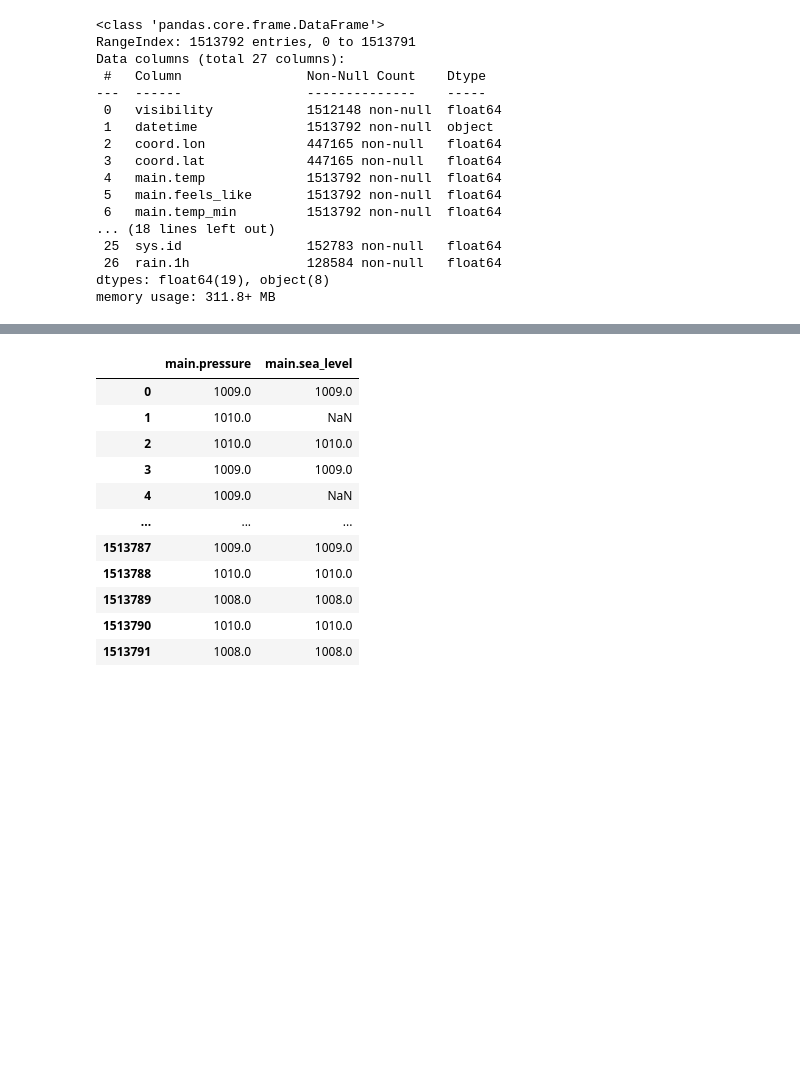
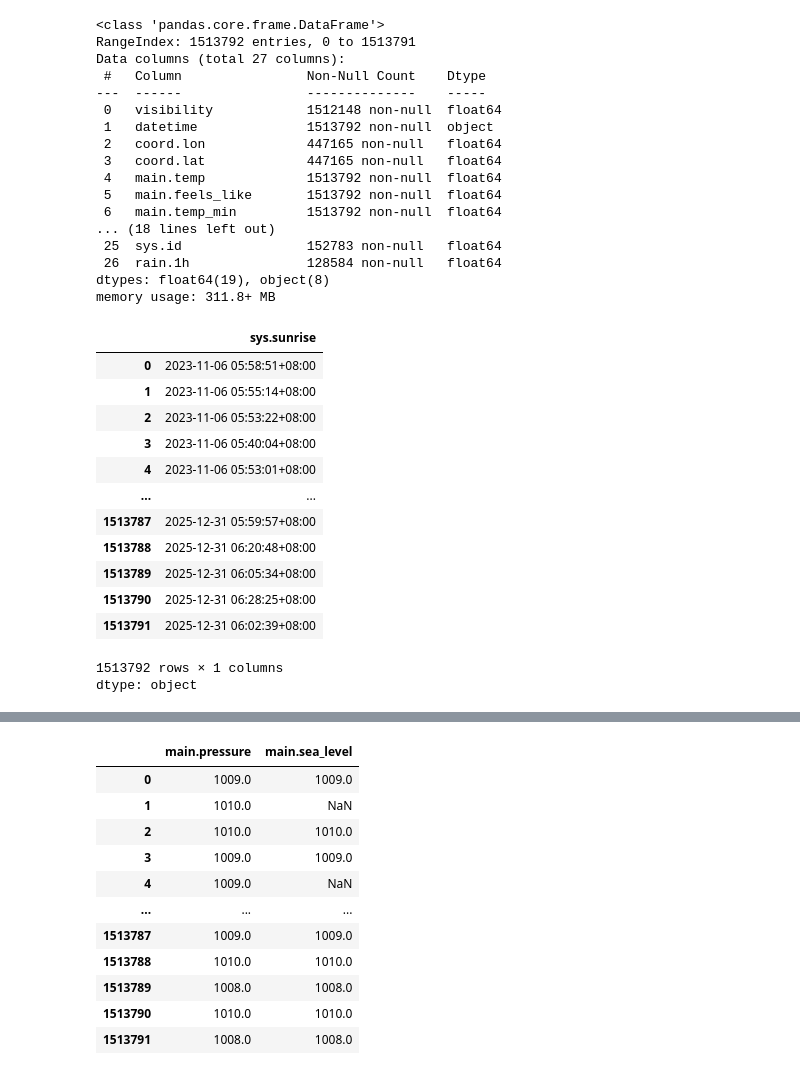
Before and after one commit to Lanzero225/Python-Notebooks, a Jupyter notebook: Philippine Weather/weather.ipynb, the cells around one changed output, grey strips where cells are left out. Saved outputs shown, nothing was run; the diff lists cells and outputs as text; code cells hidden in the pictures; blank space fills up the shorter version.

```diff
--- a/Philippine Weather/weather.ipynb
+++ b/Philippine Weather/weather.ipynb
@@ -84,6 +84,23 @@ Data columns (total 27 columns):
  26  rain.1h               128584 non-null   float64
 dtypes: float64(19), object(8)
 memory usage: 311.8+ MB
+# %%
+weather_dataframe['sys.sunrise']
+# %% [output]
+|  | sys.sunrise |
+| 0 | 2023-11-06 05:58:51+08:00 |
+| 1 | 2023-11-06 05:55:14+08:00 |
+| 2 | 2023-11-06 05:53:22+08:00 |
+| 3 | 2023-11-06 05:40:04+08:00 |
+| 4 | 2023-11-06 05:53:01+08:00 |
+| ... | ... |
+| 1513787 | 2025-12-31 05:59:57+08:00 |
+| 1513788 | 2025-12-31 06:20:48+08:00 |
+| 1513789 | 2025-12-31 06:05:34+08:00 |
+| 1513790 | 2025-12-31 06:28:25+08:00 |
+| 1513791 | 2025-12-31 06:02:39+08:00 |
+1513792 rows × 1 columns
+dtype: object
 # %% [markdown]
 ## Data Definition
 
```
Also changed, not shown: parts of 1 cell of this notebook.
